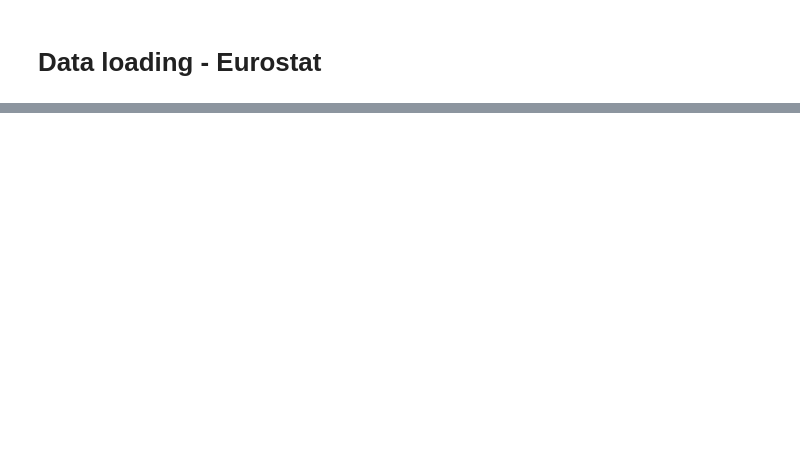
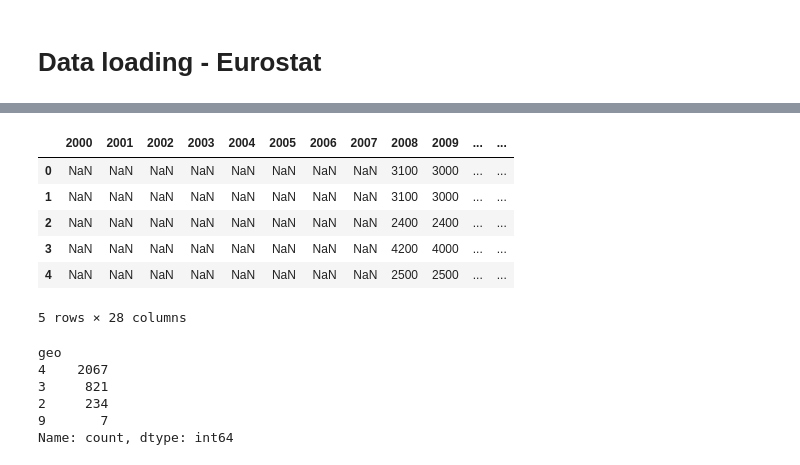
Before and after one commit to ZanBezjak/bluezone-tool, a Jupyter notebook: notebooks/01_data_collection.ipynb, the cells around one changed output, grey strips where cells are left out. Saved outputs shown, nothing was run; the diff lists cells and outputs as text; code cells hidden in the pictures; blank space fills up the shorter version.

```diff
--- a/notebooks/01_data_collection.ipynb
+++ b/notebooks/01_data_collection.ipynb
@@ -76,0 +137,20 @@ df.head()
+# %%
+parsed_gdp = parse(dfs['GDP'])
+parsed_gdp.head()
+# %% [output]
+|  | 2000 | 2001 | 2002 | 2003 | 2004 | 2005 | 2006 | 2007 | 2008 | 2009 | ... | ... |
+| 0 | NaN | NaN | NaN | NaN | NaN | NaN | NaN | NaN | 3100 | 3000 | ... | ... |
+| 1 | NaN | NaN | NaN | NaN | NaN | NaN | NaN | NaN | 3100 | 3000 | ... | ... |
+| 2 | NaN | NaN | NaN | NaN | NaN | NaN | NaN | NaN | 2400 | 2400 | ... | ... |
+| 3 | NaN | NaN | NaN | NaN | NaN | NaN | NaN | NaN | 4200 | 4000 | ... | ... |
+| 4 | NaN | NaN | NaN | NaN | NaN | NaN | NaN | NaN | 2500 | 2500 | ... | ... |
+5 rows × 28 columns
+# %%
+parsed_gdp['geo'].str.len().value_counts()
+# %% [output]
+geo
+4    2067
+3     821
+2     234
+9       7
+Name: count, dtype: int64
```
Also changed, not shown: parts of 21 cells of this notebook, 18 other files.
